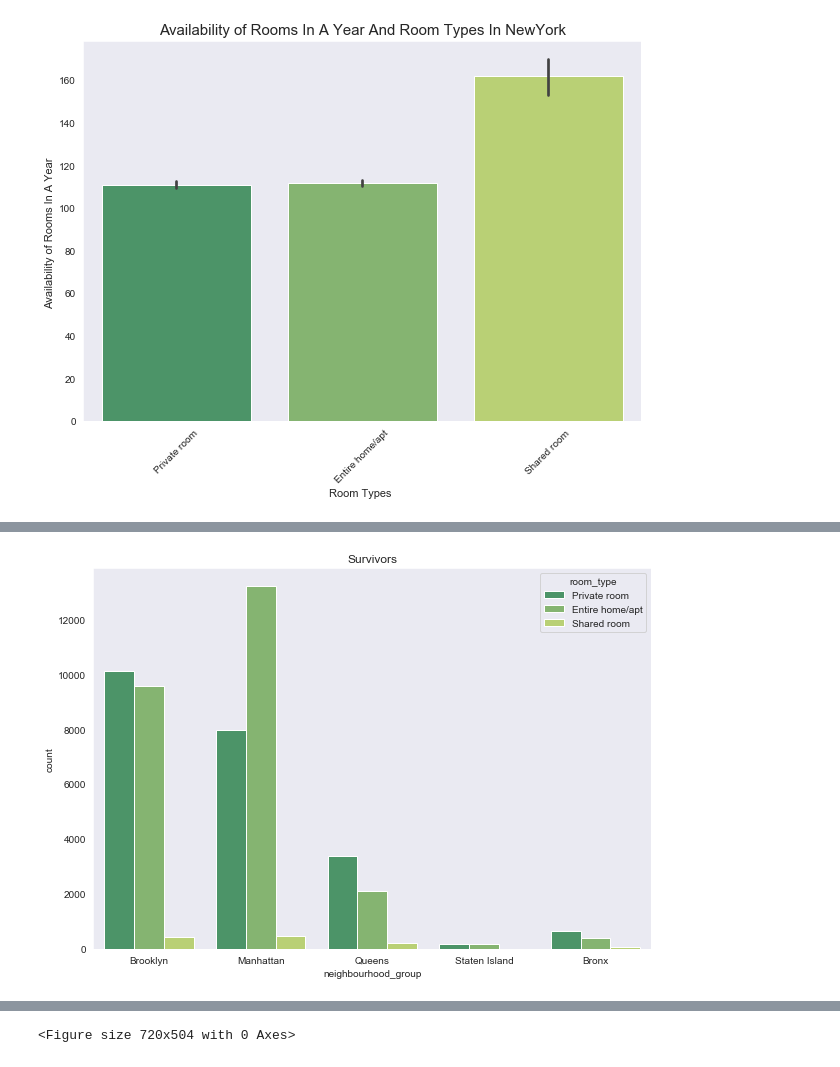
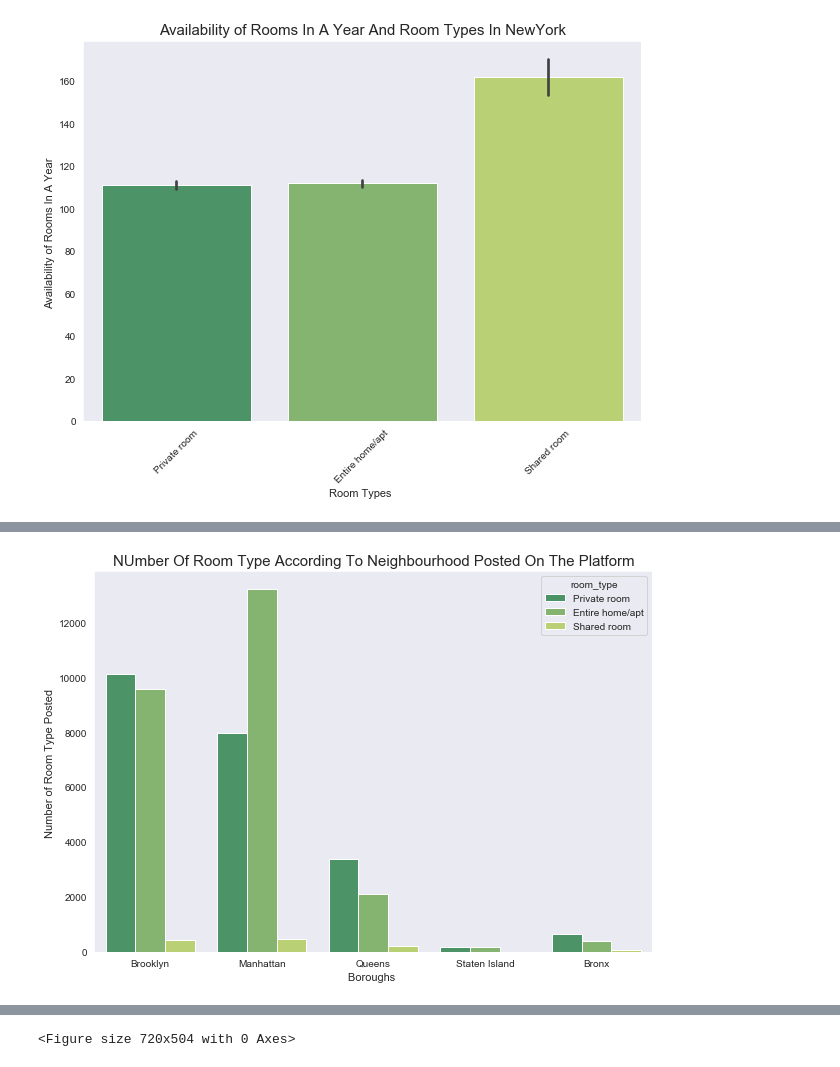
Before and after one commit to statick64/prjects_analysis, a Jupyter notebook: koko project.ipynb, the cells around one changed output, grey strips where cells are left out. Drawn from its saved outputs; the diff is of its cells as text; code cells hidden in the pictures.

```diff
--- a/koko project.ipynb
+++ b/koko project.ipynb
@@ -345,7 +342,9 @@ plt.show()
 # %%
 plt.figure(figsize=(10,7))
 sns.countplot(x = "neighbourhood_group", hue = "room_type", data = data1, palette = 'summer')
-plt.title('Survivors')
+plt.xlabel(" Boroughs  ",fontsize = 11 )
+plt.ylabel("Number of Room Type Posted ",fontsize = 11)
+plt.title("NUmber Of Room Type According To Neighbourhood Posted On The Platform",fontsize = 15)
 plt.show()
 # %% [output]
-[figure, old version]
+[figure, new version]
```
Also changed, not shown: parts of 10 cells of this notebook.
